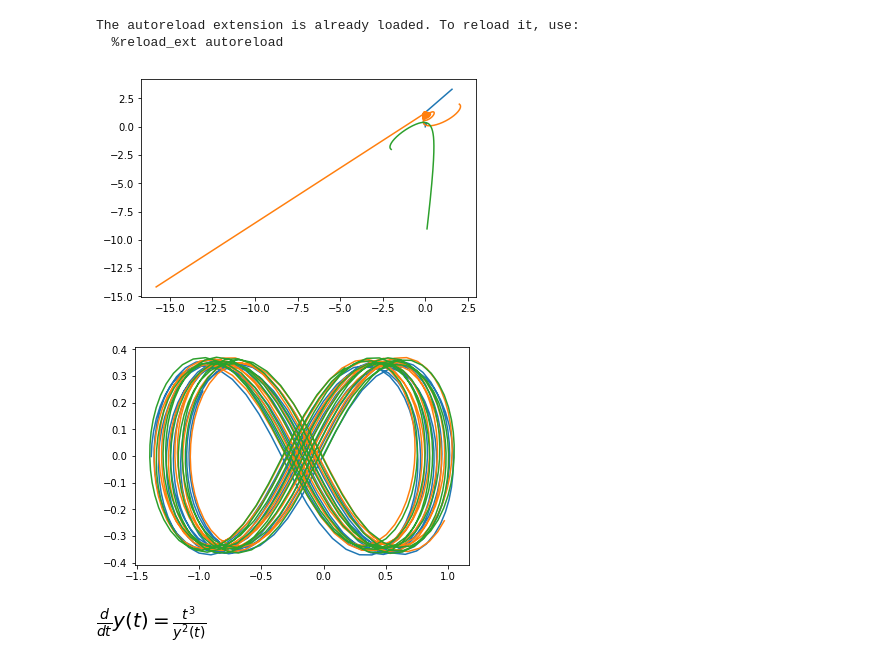
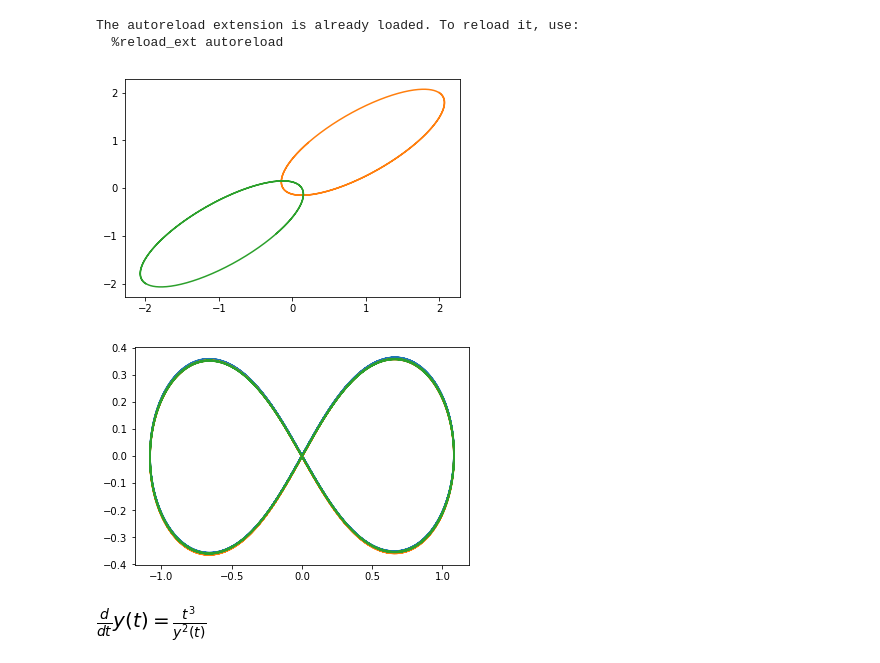
Before and after one commit to regiontog/matte3, a Jupyter notebook: Øving 2.ipynb, the cells around one changed output. Drawn from its saved outputs; the diff is of its cells as text; code cells hidden in the pictures.

Commit message:
Better figures

```diff
--- a/Øving 2.ipynb
+++ b/Øving 2.ipynb
@@ -22,29 +22,29 @@ pp_pos = pp(get_pos)
 # %%
 # CP 6.3 10
 
 from sympy.abc import t
 from itertools import product
 from operator import concat
 from functools import reduce
 
 # m1, m2, m3, g = sp.symbols("m_1 m_2 m_3 g")
 m1, m2, m3, g = 0.3, 0.03, 0.03, 9.81
 
 
 def F(t, y):
     return body3(y, m1, m2, m3, g)
 
 
 # y = body3_y()
 # display(F(t, y))
 
 iv = body3_iv((0, 0), (0, 0), (2, 2), (0.2, -0.2), (-2, -2), (-0.2, 0.2))
 
-r = euler(F, h=0.01, t=10, iv=(0, iv), method=euler_rk4)
+r = euler(F, h=0.005, t=10, iv=(0, iv), method=euler_rk4)
 positions = get_pos(r)
 common.plot_gen(positions, y_keys=('1y', '2y', '3y'), x_keys=['1x', '2x', '3x'])
 # %% [output]
-[figure, old version]
+[figure, new version]
 # %%
 # 6.3 CP 11
 
@@ -64,7 +64,7 @@ iv = body3_iv((-0.970, 0.243), (-0.466, -0.433),
               (0.970, -0.243), (-0.466, -0.433),
               (0, 0), (2*0.466, 2*0.433))
 
-r = euler(F, h=0.1, t=50, iv=(0, iv), method=euler_rk4)
+r = euler(F, h=0.01, t=50, iv=(0, iv), method=euler_rk4)
 positions = get_pos(r)
 common.plot_gen(positions, y_keys=('1y', '2y', '3y'), x_keys=['1x', '2x', '3x'])
 
@@ -72,7 +72,7 @@ common.plot_gen(positions, y_keys=('1y', '2y', '3y'), x_keys=['1x', '2x', '3x'])
 # Deloppg b
 # Ja, hvis man gjør en liten endring i d/dx(x_3) så vil det få store utslag for banen, dvs de går fort ut av banene sin
 # %% [output]
-[figure, old version]
+[figure, new version]
 # %%
 # 6.4 CP 1
 
```
